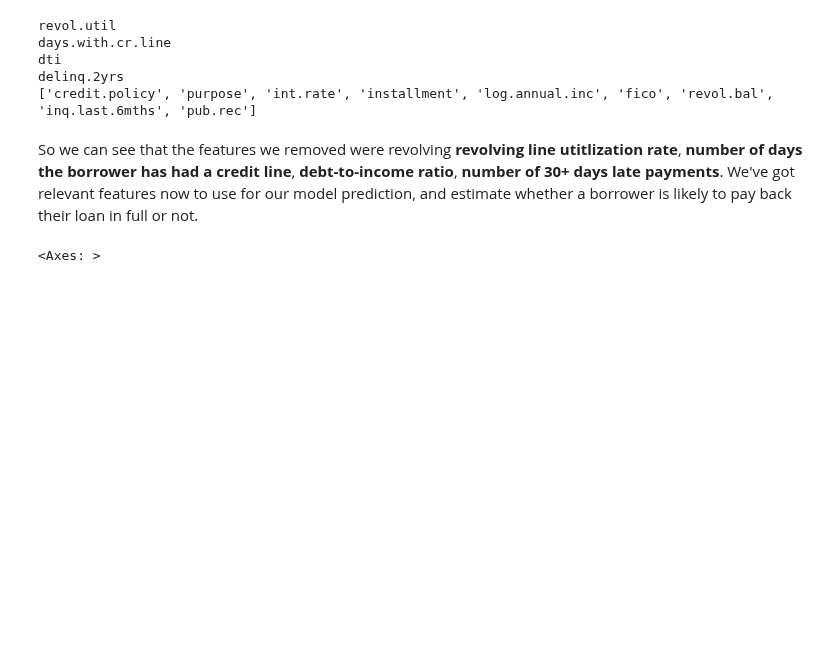
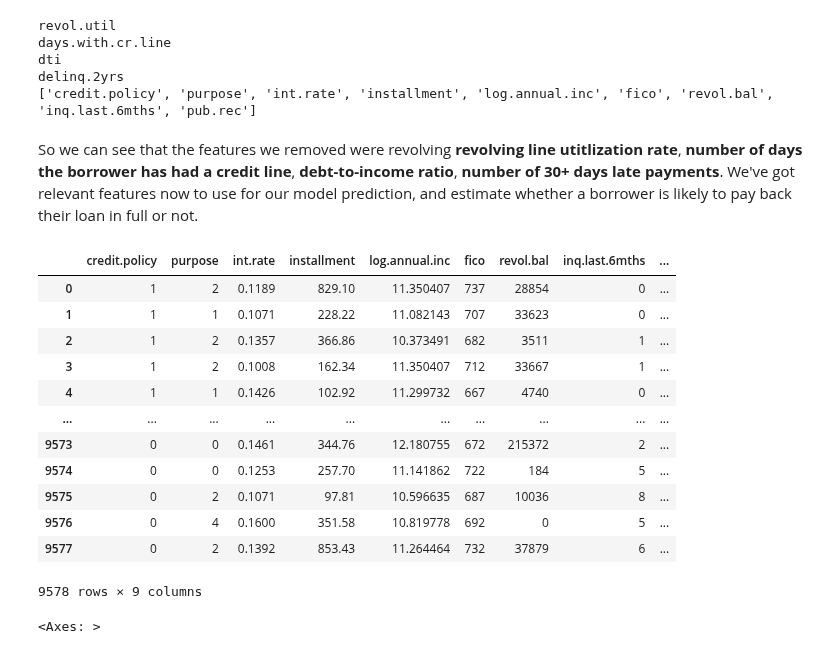
Before and after one commit to vhegde14/loan-predicter, a Jupyter notebook: backend/loan_pred.ipynb, the cells around one changed output. Cells and saved outputs as stored; diff of their text form; code cells hidden in the pictures; blank space fills up the shorter version.

```diff
--- a/backend/loan_pred.ipynb
+++ b/backend/loan_pred.ipynb
@@ -104,9 +104,24 @@ So we can see that the features we removed were revolving **revolving line utitl
 # %%
 # data standardization
 # X = X[columns]
 # scale = StandardScaler()
 # scaled_df = scale.fit_transform(X)
 # scaled_df
+X
+# %% [output]
+|  | credit.policy | purpose | int.rate | installment | log.annual.inc | fico | revol.bal | inq.last.6mths | ... |
+| 0 | 1 | 2 | 0.1189 | 829.10 | 11.350407 | 737 | 28854 | 0 | ... |
+| 1 | 1 | 1 | 0.1071 | 228.22 | 11.082143 | 707 | 33623 | 0 | ... |
+| 2 | 1 | 2 | 0.1357 | 366.86 | 10.373491 | 682 | 3511 | 1 | ... |
+| 3 | 1 | 2 | 0.1008 | 162.34 | 11.350407 | 712 | 33667 | 1 | ... |
+| 4 | 1 | 1 | 0.1426 | 102.92 | 11.299732 | 667 | 4740 | 0 | ... |
+| ... | ... | ... | ... | ... | ... | ... | ... | ... | ... |
+| 9573 | 0 | 0 | 0.1461 | 344.76 | 12.180755 | 672 | 215372 | 2 | ... |
+| 9574 | 0 | 0 | 0.1253 | 257.70 | 11.141862 | 722 | 184 | 5 | ... |
+| 9575 | 0 | 2 | 0.1071 | 97.81 | 10.596635 | 687 | 10036 | 8 | ... |
+| 9576 | 0 | 4 | 0.1600 | 351.58 | 10.819778 | 692 | 0 | 5 | ... |
+| 9577 | 0 | 2 | 0.1392 | 853.43 | 11.264464 | 732 | 37879 | 6 | ... |
+9578 rows × 9 columns
 # %%
 X = X[selected_features]
 # randomly splitting the data into training and testing
```
Also changed, not shown: 20 other files.
